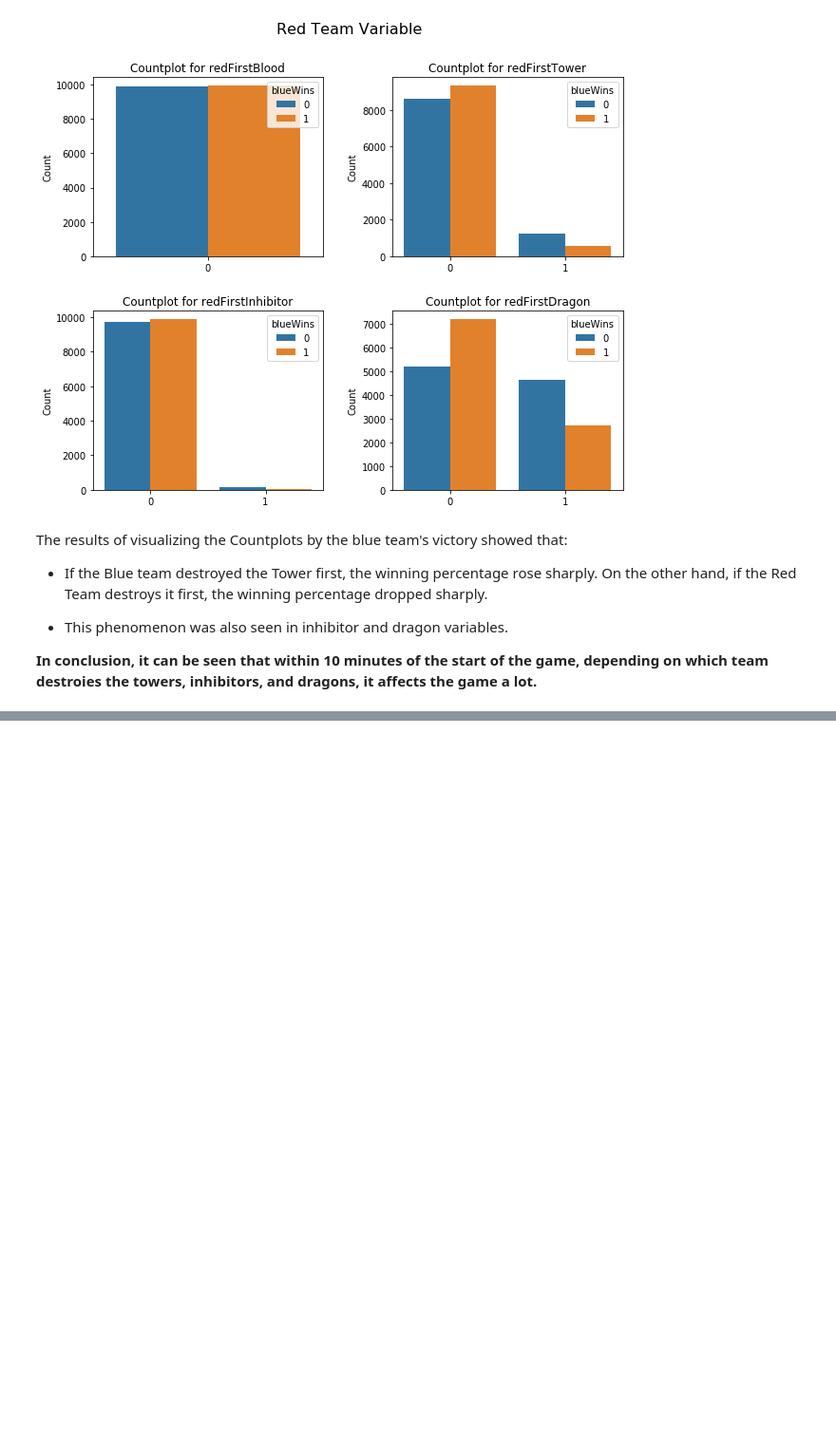
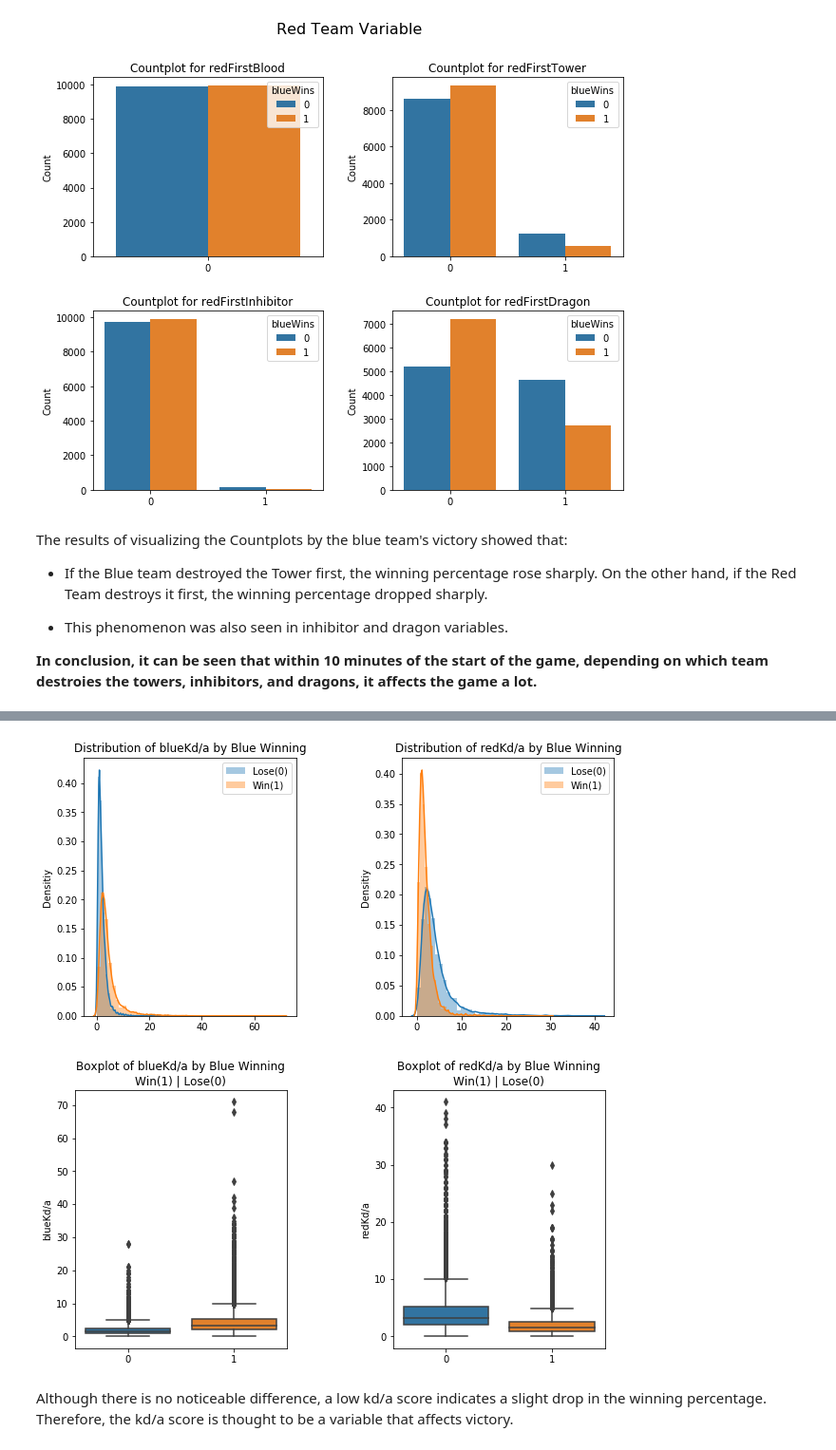
Before and after one commit to SSANGMAN/LoL, a Jupyter notebook: ipynb/Who_is_win_Exploratory Data Analysis_v1.ipynb, the cells around one changed output, grey strips where cells are left out. Shown at 95% size. Saved outputs shown, nothing was run; the diff lists cells and outputs as text; code cells hidden in the pictures; blank space fills up the shorter version.

```diff
--- a/ipynb/Who_is_win_Exploratory Data Analysis_v1.ipynb
+++ b/ipynb/Who_is_win_Exploratory Data Analysis_v1.ipynb
@@ -519,0 +563,6 @@ for i, num_col in enumerate(num_cols):
+# %%
+train['blueKd/a'] = (train['blueKill'] + train['blueAssist']) / train['blueDeath']
+train['redKd/a'] = (train['redKill'] + train['redAssist']) / train['redDeath']
+
+print("Num of Blue Team Kd/a Score, NA :", train.loc[train['blueKd/a'].isna()].shape[0])
+print("Num of red Team Kd/a Score, NA : ", train.loc[train['redKd/a'].isna()].shape[0])
@@ -519,0 +606,36 @@ for i, num_col in enumerate(num_cols):
+# %%
+train.loc[~np.isfinite(train['blueKd/a']), 'blueKd/a'] = (train['blueKill'] + train['blueAssist']) / 1
+train.loc[~np.isfinite(train['redKd/a']), 'redKd/a'] = (train['redKill'] + train['redAssist']) / 1
+# %%
+kda_list = ['blueKd/a', 'redKd/a']
+
+f = plt.figure(figsize = (10, 5))
+
+for i, kda in enumerate(kda_list):
+    f.add_subplot(1, 2, i + 1)
+
+    sns.distplot(train.loc[train['blueWins'] == 0][kda], label = 'Lose(0)')
+    sns.distplot(train.loc[train['blueWins'] == 1][kda], label = 'Win(1)')
+
+    plt.title("Distribution of {} by Blue Winning".format(kda))
+    plt.legend(loc = 'best')
+    plt.xlabel("")
+    plt.ylabel("Densitiy")
+    plt.subplots_adjust(wspace = 0.5)
+
+f = plt.figure(figsize = (10, 5))
+
+for i, kda in enumerate(kda_list):
+    f.add_subplot(1, 2, i + 1)
+
+    sns.boxplot(y = train[kda],x = 'blueWins', data = train)
+
+    plt.title("Boxplot of {} by Blue Winning\nWin(1) | Lose(0)".format(kda))
+    plt.xlabel("")
+    plt.ylabel("{}".format(kda))
+    plt.subplots_adjust(wspace = 0.5)
+# %% [output]
+[figure, added]
+[figure, added]
+# %% [markdown]
+Although there is no noticeable difference, a low kd/a score indicates a slight drop in the winning percentage. Therefore, the kd/a score is thought to be a variable that affects victory.
```
Also changed, not shown: parts of 17 cells of this notebook.
